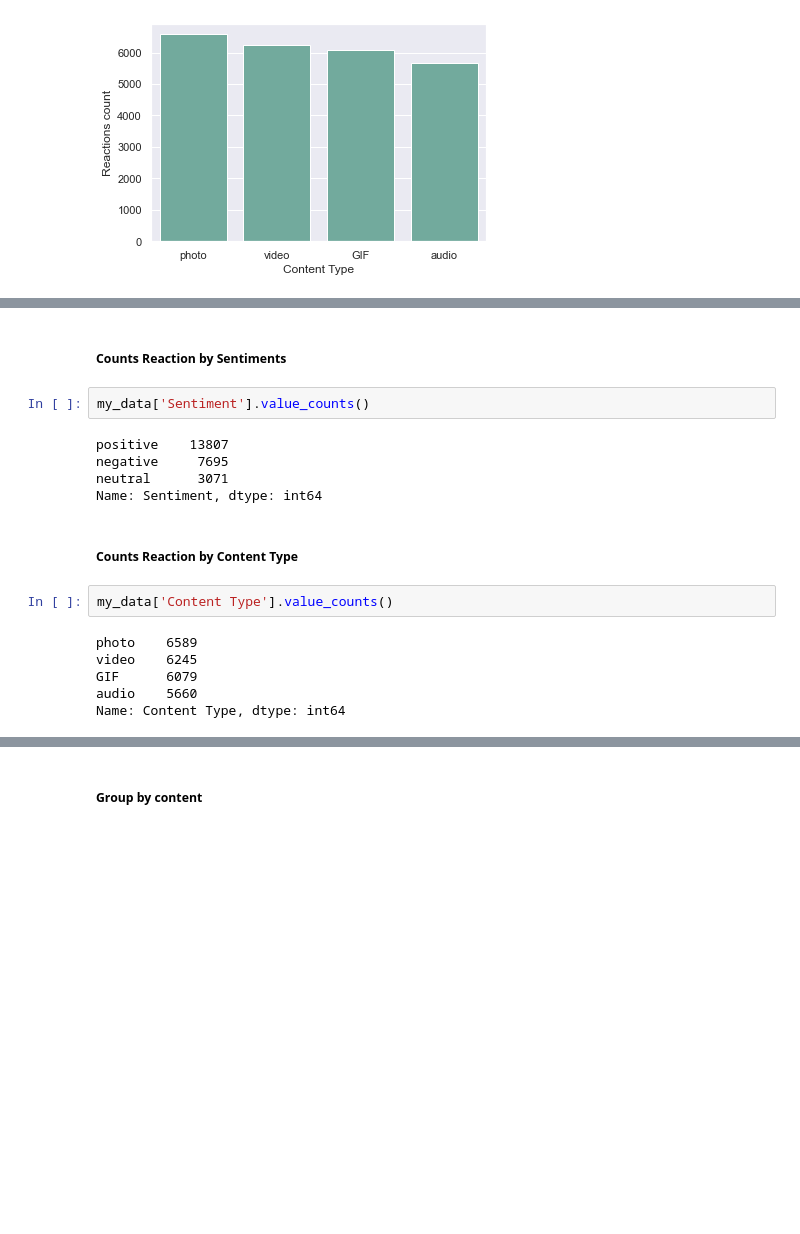
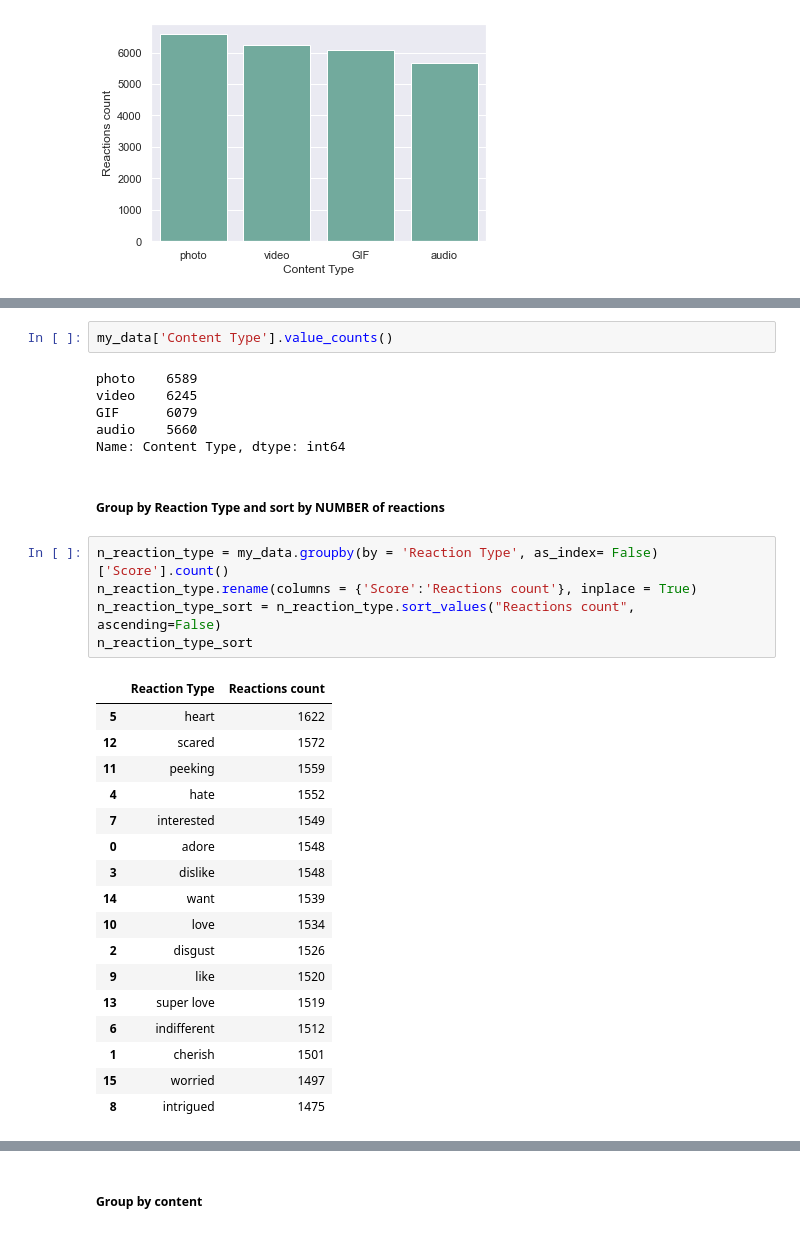
Before and after one commit to deborabastos/accenture_data_analytics, a Jupyter notebook: 2.accenture_data_analysis.ipynb, the cells around one changed output, grey strips where cells are left out. Drawn from its saved outputs; the diff is of its cells as text; blank space fills up the shorter version.

```diff
--- a/2.accenture_data_analysis.ipynb
+++ b/2.accenture_data_analysis.ipynb
@@ -196,14 +138,3 @@ Name: Category, dtype: int64
-# %% [markdown]
-##### Counts Reaction by Sentiments
-# %%
-my_data['Sentiment'].value_counts()
-# %% [output]
-positive    13807
-negative     7695
-neutral      3071
-Name: Sentiment, dtype: int64
-# %% [markdown]
-##### Counts Reaction by Content Type
 # %%
 my_data['Content Type'].value_counts()
 # %% [output]
@@ -212,3 +143,28 @@ video    6245
 GIF      6079
 audio    5660
 Name: Content Type, dtype: int64
+# %% [markdown]
+##### Group by Reaction Type and sort by NUMBER of reactions
+# %%
+n_reaction_type = my_data.groupby(by = 'Reaction Type', as_index= False)['Score'].count()
+n_reaction_type.rename(columns = {'Score':'Reactions count'}, inplace = True)
+n_reaction_type_sort = n_reaction_type.sort_values("Reactions count", ascending=False)
+n_reaction_type_sort
+# %% [output]
+|  | Reaction Type | Reactions count |
+| 5 | heart | 1622 |
+| 12 | scared | 1572 |
+| 11 | peeking | 1559 |
+| 4 | hate | 1552 |
+| 7 | interested | 1549 |
+| 0 | adore | 1548 |
+| 3 | dislike | 1548 |
+| 14 | want | 1539 |
+| 10 | love | 1534 |
+| 2 | disgust | 1526 |
+| 9 | like | 1520 |
+| 13 | super love | 1519 |
+| 6 | indifferent | 1512 |
+| 1 | cherish | 1501 |
+| 15 | worried | 1497 |
+| 8 | intrigued | 1475 |
```
Also changed, not shown: parts of 10 cells of this notebook.
